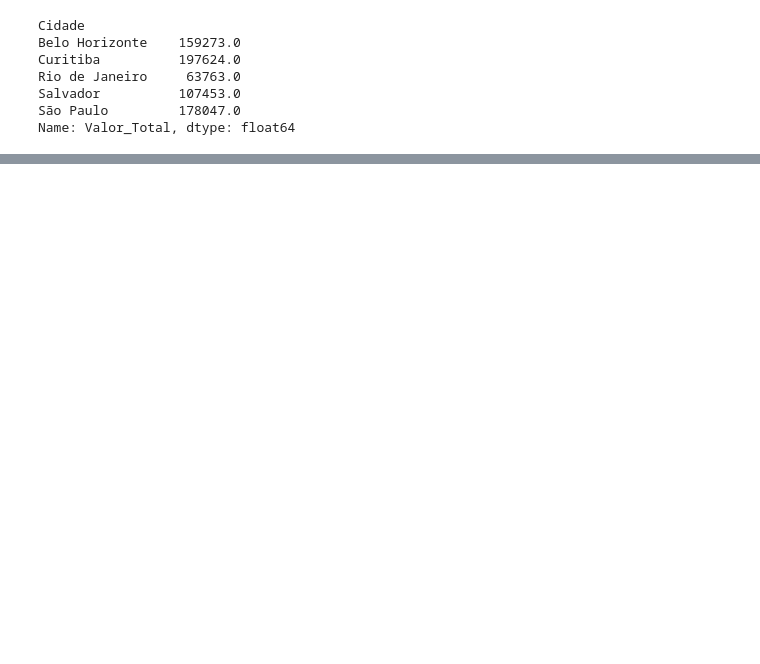
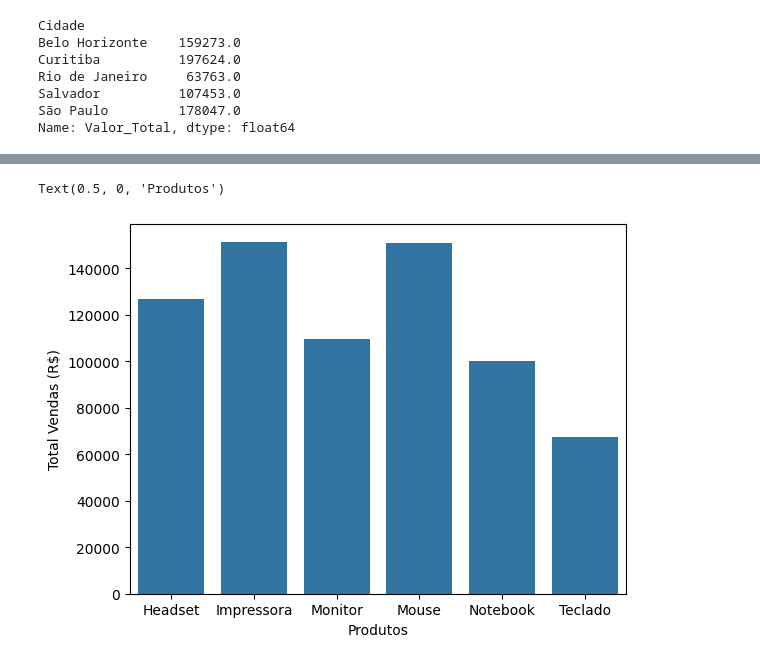
Before and after one commit to jailtonmonteiro/T-pico-03---An-lise-Explorat-ria-de-Dados--EDA-, a Jupyter notebook: notebooks/analise.ipynb, the cells around one changed output, grey strips where cells are left out. Cells and saved outputs as stored; diff of their text form; code cells hidden in the pictures; blank space fills up the shorter version.

```diff
--- a/notebooks/analise.ipynb
+++ b/notebooks/analise.ipynb
@@ -74,0 +93,7 @@ Name: Valor_Total, dtype: float64
+# %%
+ValorTotalProduto = sns.barplot(df.groupby('Produto')['Valor_Total'].sum())
+ValorTotalProduto.set_ylabel('Total Vendas (R$)')
+ValorTotalProduto.set_xlabel('Produtos')
+# %% [output]
+Text(0.5, 0, 'Produtos')
+[figure, added]
```
Also changed, not shown: parts of 4 cells of this notebook.
